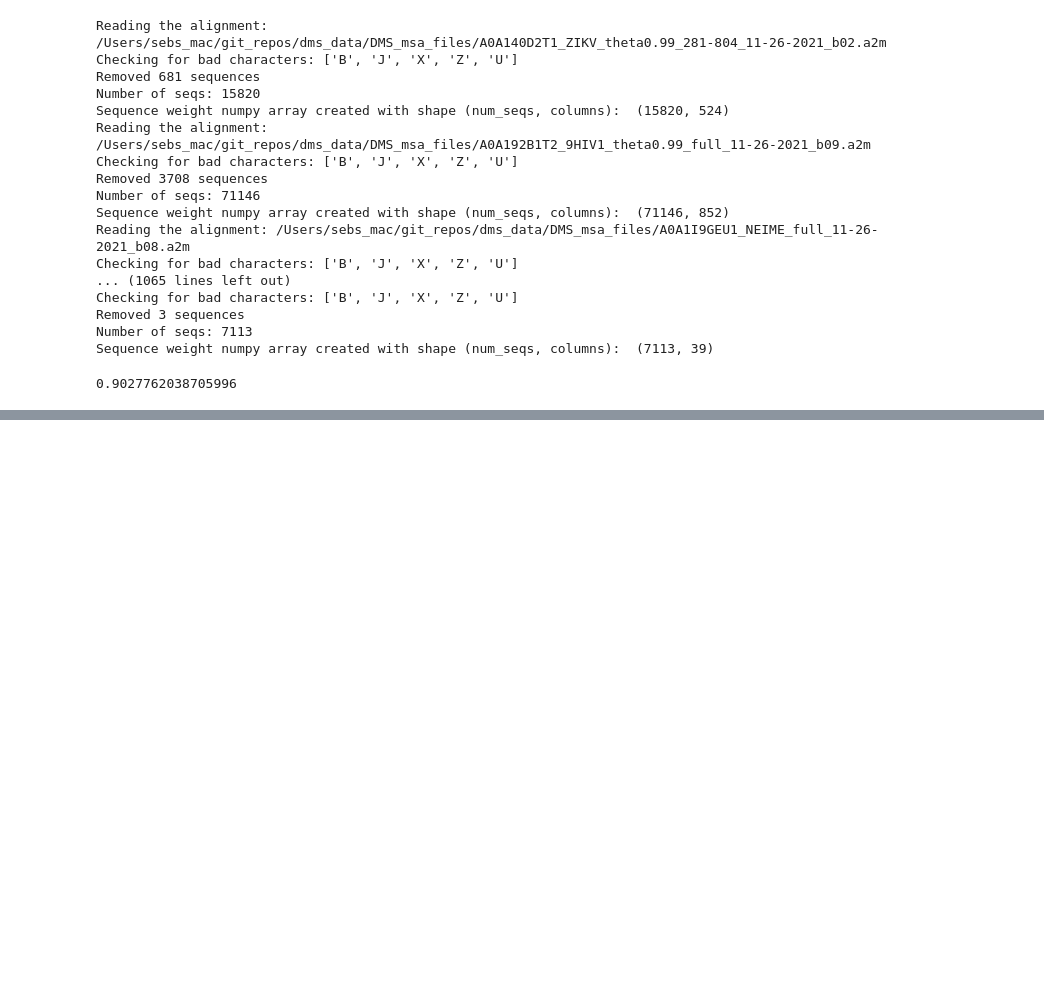
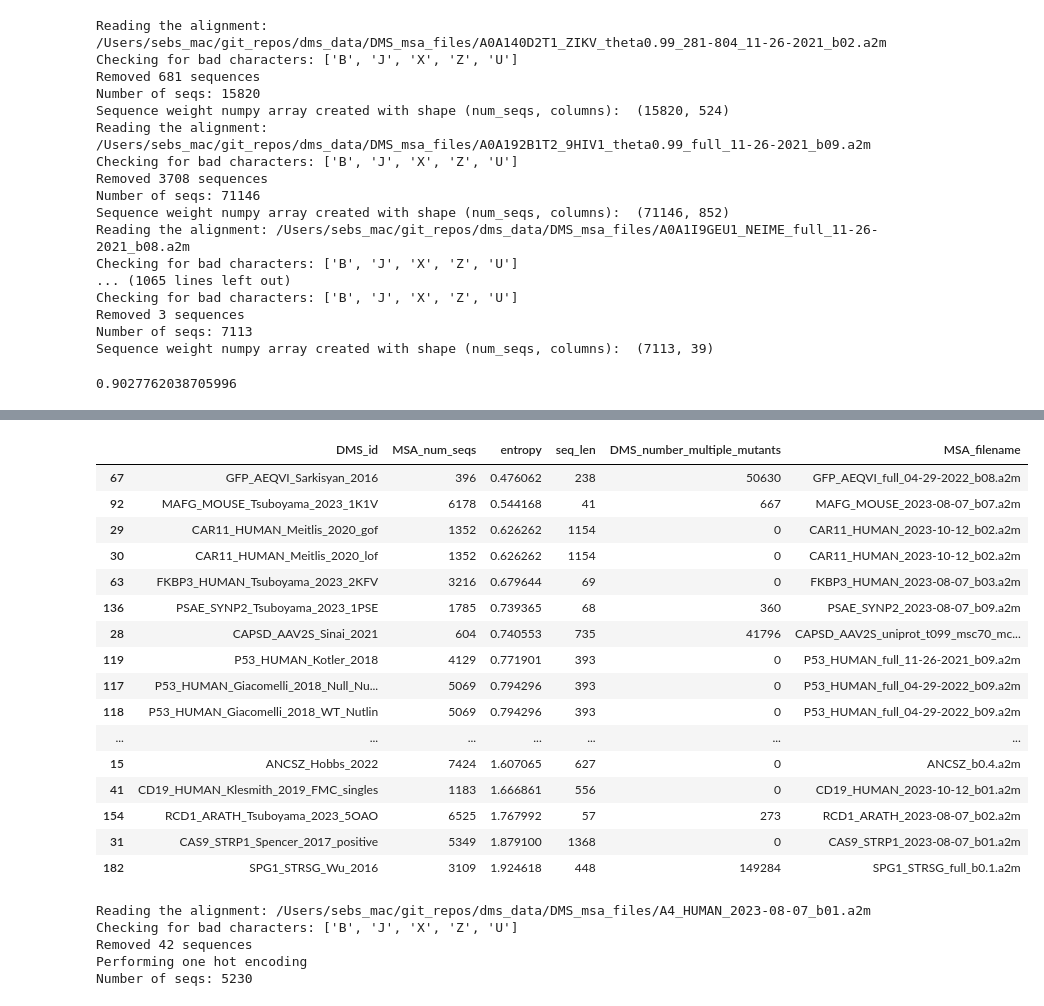
Before and after one commit to SebPorras/MAP_VAE, a Jupyter notebook: notebooks/entropy.ipynb, the cells around one changed output, grey strips where cells are left out. Drawn from its saved outputs; the diff is of its cells as text; code cells hidden in the pictures; blank space fills up the shorter version.

```diff
--- a/notebooks/entropy.ipynb
+++ b/notebooks/entropy.ipynb
@@ -61,0 +116,33 @@ meta.to_csv("DMS_substitutions.csv")
+# %%
+test = small_msas[(small_msas['MSA_num_seqs'] > 300) & (small_msas['MSA_num_seqs'] < 10000)]
+test = test.drop(columns=["Unnamed: 0"])
+test[["DMS_id", "MSA_num_seqs", "entropy", "seq_len", "DMS_number_multiple_mutants", "MSA_filename"]].sort_values(by="entropy")
+# %% [output]
+|  | DMS_id | MSA_num_seqs | entropy | seq_len | DMS_number_multiple_mutants | MSA_filename |
+| 67 | GFP_AEQVI_Sarkisyan_2016 | 396 | 0.476062 | 238 | 50630 | GFP_AEQVI_full_04-29-2022_b08.a2m |
+| 92 | MAFG_MOUSE_Tsuboyama_2023_1K1V | 6178 | 0.544168 | 41 | 667 | MAFG_MOUSE_2023-08-07_b07.a2m |
+| 29 | CAR11_HUMAN_Meitlis_2020_gof | 1352 | 0.626262 | 1154 | 0 | CAR11_HUMAN_2023-10-12_b02.a2m |
+| 30 | CAR11_HUMAN_Meitlis_2020_lof | 1352 | 0.626262 | 1154 | 0 | CAR11_HUMAN_2023-10-12_b02.a2m |
+| 63 | FKBP3_HUMAN_Tsuboyama_2023_2KFV | 3216 | 0.679644 | 69 | 0 | FKBP3_HUMAN_2023-08-07_b03.a2m |
+| 136 | PSAE_SYNP2_Tsuboyama_2023_1PSE | 1785 | 0.739365 | 68 | 360 | PSAE_SYNP2_2023-08-07_b09.a2m |
+| 28 | CAPSD_AAV2S_Sinai_2021 | 604 | 0.740553 | 735 | 41796 | CAPSD_AAV2S_uniprot_t099_msc70_mc... |
+| 119 | P53_HUMAN_Kotler_2018 | 4129 | 0.771901 | 393 | 0 | P53_HUMAN_full_11-26-2021_b09.a2m |
+| 117 | P53_HUMAN_Giacomelli_2018_Null_Nu... | 5069 | 0.794296 | 393 | 0 | P53_HUMAN_full_04-29-2022_b09.a2m |
+| 118 | P53_HUMAN_Giacomelli_2018_WT_Nutlin | 5069 | 0.794296 | 393 | 0 | P53_HUMAN_full_04-29-2022_b09.a2m |
+| ... | ... | ... | ... | ... | ... | ... |
+| 15 | ANCSZ_Hobbs_2022 | 7424 | 1.607065 | 627 | 0 | ANCSZ_b0.4.a2m |
+| 41 | CD19_HUMAN_Klesmith_2019_FMC_singles | 1183 | 1.666861 | 556 | 0 | CD19_HUMAN_2023-10-12_b01.a2m |
+| 154 | RCD1_ARATH_Tsuboyama_2023_5OAO | 6525 | 1.767992 | 57 | 273 | RCD1_ARATH_2023-08-07_b02.a2m |
+| 31 | CAS9_STRP1_Spencer_2017_positive | 5349 | 1.879100 | 1368 | 0 | CAS9_STRP1_2023-08-07_b01.a2m |
+| 182 | SPG1_STRSG_Wu_2016 | 3109 | 1.924618 | 448 | 149284 | SPG1_STRSG_full_b0.1.a2m |
+# %%
+import evoVAE.utils.seq_tools as st
+
+
+test = st.read_aln_file("/Users/sebs_mac/git_repos/dms_data/DMS_msa_files/A4_HUMAN_2023-08-07_b01.a2m")
+# %% [output]
+Reading the alignment: /Users/sebs_mac/git_repos/dms_data/DMS_msa_files/A4_HUMAN_2023-08-07_b01.a2m
+Checking for bad characters: ['B', 'J', 'X', 'Z', 'U']
+Removed 42 sequences
+Performing one hot encoding
+Number of seqs: 5230
```
Also changed, not shown: parts of 4 cells of this notebook.
